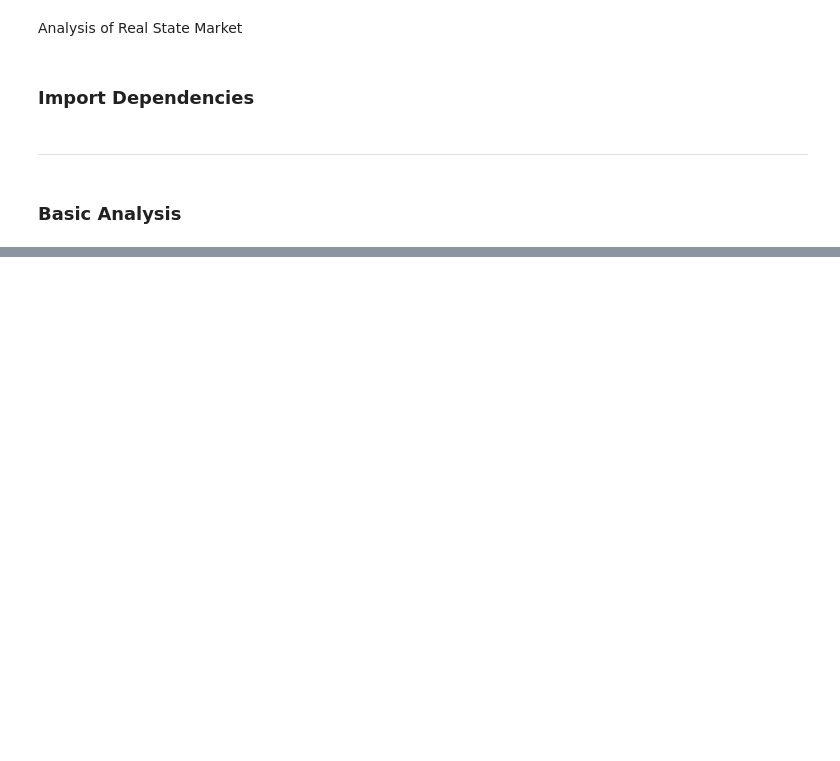
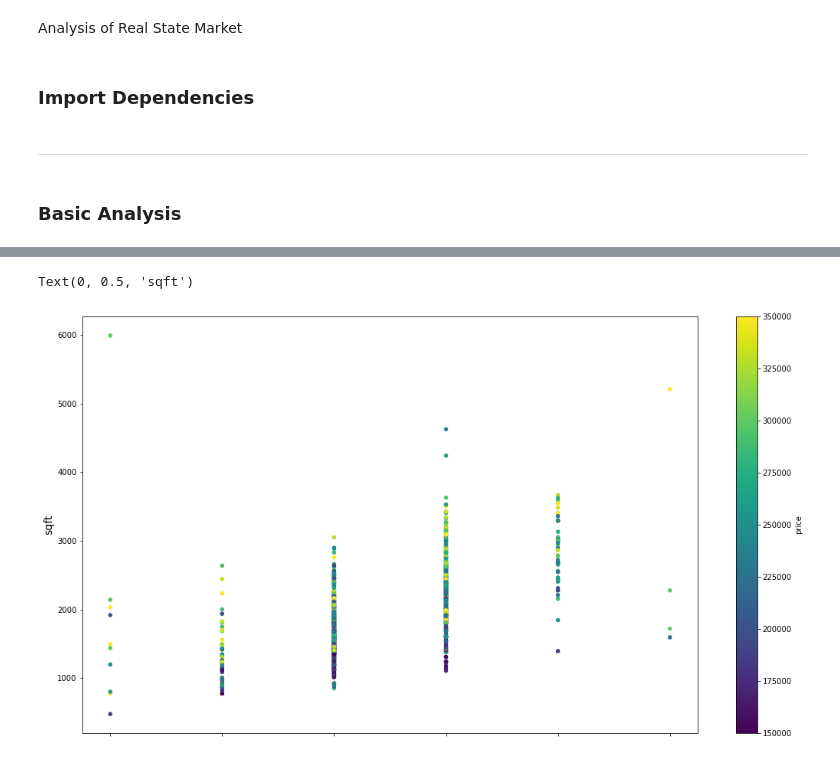
Before and after one commit to gpivaro/Project_3, a Jupyter notebook: Real_State_Analysis.ipynb, the cells around one changed output, grey strips where cells are left out. Saved outputs shown, nothing was run; the diff lists cells and outputs as text; code cells hidden in the pictures; blank space fills up the shorter version.

```diff
--- a/Real_State_Analysis.ipynb
+++ b/Real_State_Analysis.ipynb
@@ -85,0 +133,7 @@ Text(0, 0.5, 'longitude')
+# %%
+ax1 = SQL_Query_df.plot.scatter(x='bed',y='sqft',c='price', colormap='viridis',figsize=(18,10))
+ax1.set_xlabel("Zip Code", fontsize=14)
+ax1.set_ylabel("sqft", fontsize=14)
+# %% [output]
+Text(0, 0.5, 'sqft')
+[figure, added]
```
Also changed, not shown: parts of 11 cells of this notebook, 4 other files.
